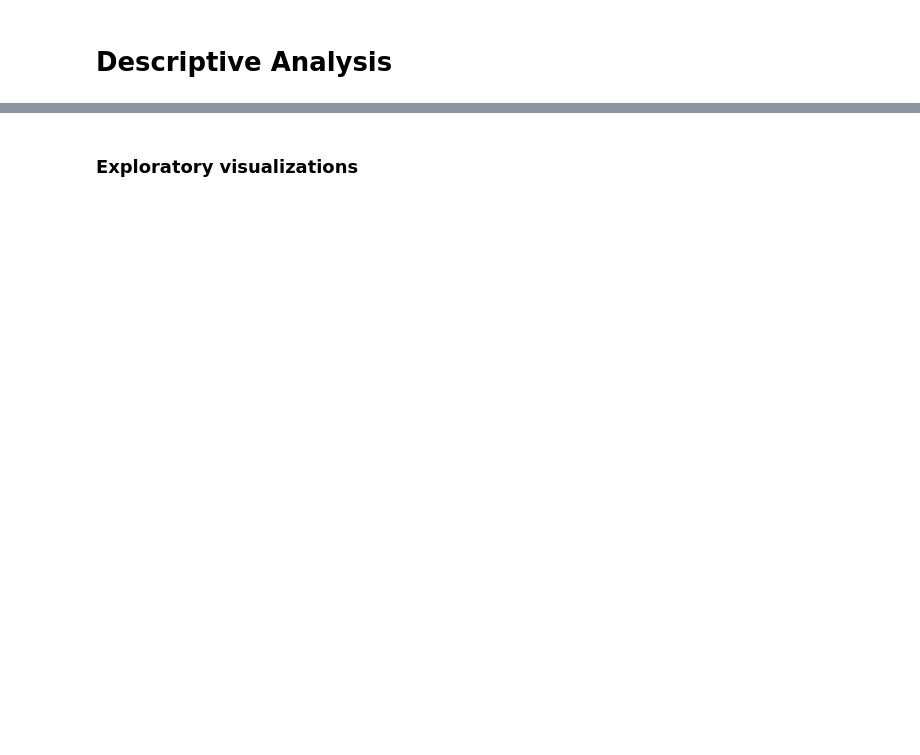
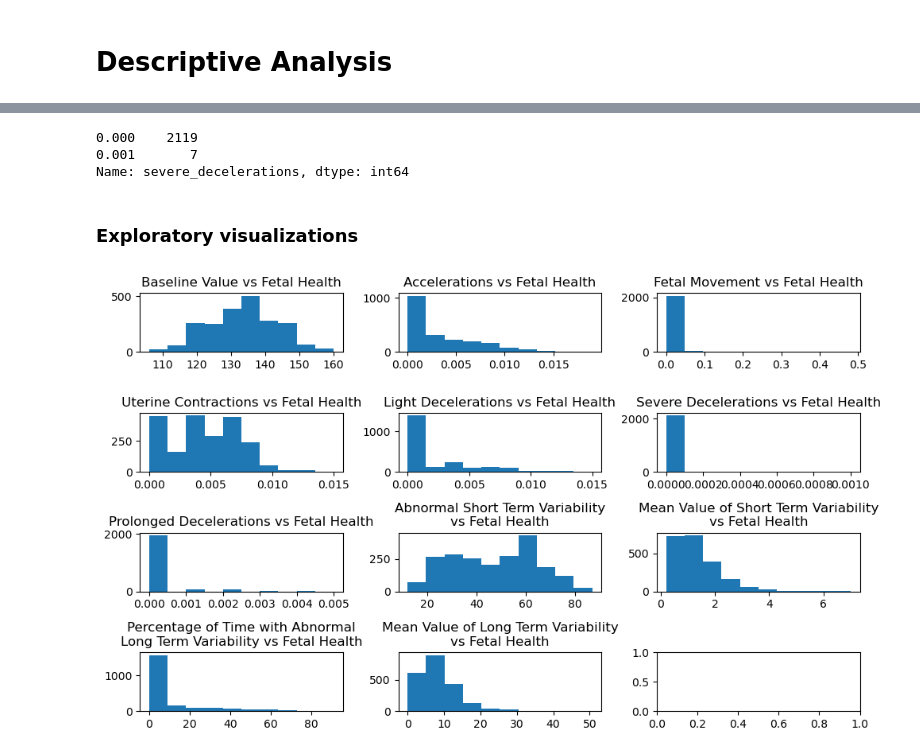
Before and after one commit to ivasslides/DS4021-Final-Project, a Jupyter notebook: Notebooks/descriptive.ipynb, the cells around one changed output, grey strips where cells are left out. Drawn from its saved outputs; the diff is of its cells as text; code cells hidden in the pictures; blank space fills up the shorter version.

```diff
--- a/Notebooks/descriptive.ipynb
+++ b/Notebooks/descriptive.ipynb
@@ -7,5 +7,9 @@ import numpy as np
 import matplotlib.pyplot as plt
 
 # Importing data
-df = pd.read_csv('../Data/train_set.csv')
+df = pd.read_csv('../Data/cleaned_fetal_health.csv')
 df.head()
+
+# separating features and target variable
+X = df.drop('fetal_health', axis=1)
+y = df['fetal_health']
@@ -19,2 +52,50 @@ df.head()
+# %%
+X['severe_decelerations'].value_counts()
+# %% [output]
+0.000    2119
+0.001       7
+Name: severe_decelerations, dtype: int64
 # %% [markdown]
 ### Exploratory visualizations
+# %%
+# Histograms showing distribution for each feature
+fig, ax = plt.subplots(4, 3, figsize=(10, 6))
+
+ax[0,0].hist(X['baseline value'])
+ax[0,0].set_title('Baseline Value vs Fetal Health')
+
+ax[0,1].hist(X['accelerations'])
+ax[0,1].set_title('Accelerations vs Fetal Health')
+
+ax[0,2].hist(X['fetal_movement'])
+ax[0,2].set_title('Fetal Movement vs Fetal Health')
+
+ax[1,0].hist(X['uterine_contractions'])
+ax[1,0].set_title('Uterine Contractions vs Fetal Health')
+
+ax[1,1].hist(X['light_decelerations'])
+ax[1,1].set_title('Light Decelerations vs Fetal Health')
+
+ax[1,2].hist(X['severe_decelerations'])
+ax[1,2].set_title('Severe Decelerations vs Fetal Health')
+
+ax[2,0].hist(X['prolongued_decelerations'])
+ax[2,0].set_title('Prolonged Decelerations vs Fetal Health')
+
+ax[2,1].hist(X['abnormal_short_term_variability'])
+ax[2,1].set_title('Abnormal Short Term Variability\nvs Fetal Health')
+
+ax[2,2].hist(X['mean_value_of_short_term_variability'])
+ax[2,2].set_title('Mean Value of Short Term Variability\nvs Fetal Health')
+
+ax[3,0].hist(X['percentage_of_time_with_abnormal_long_term_variability'])
+ax[3,0].set_title('Percentage of Time with Abnormal\nLong Term Variability vs Fetal Health')
+
+ax[3,1].hist(X['mean_value_of_long_term_variability'])
+ax[3,1].set_title('Mean Value of Long Term Variability\nvs Fetal Health')
+
+
+plt.tight_layout()
+plt.show()
+# %% [output]
+[figure, added]
```
Also changed, not shown: parts of 10 cells of this notebook, 2 other files.
